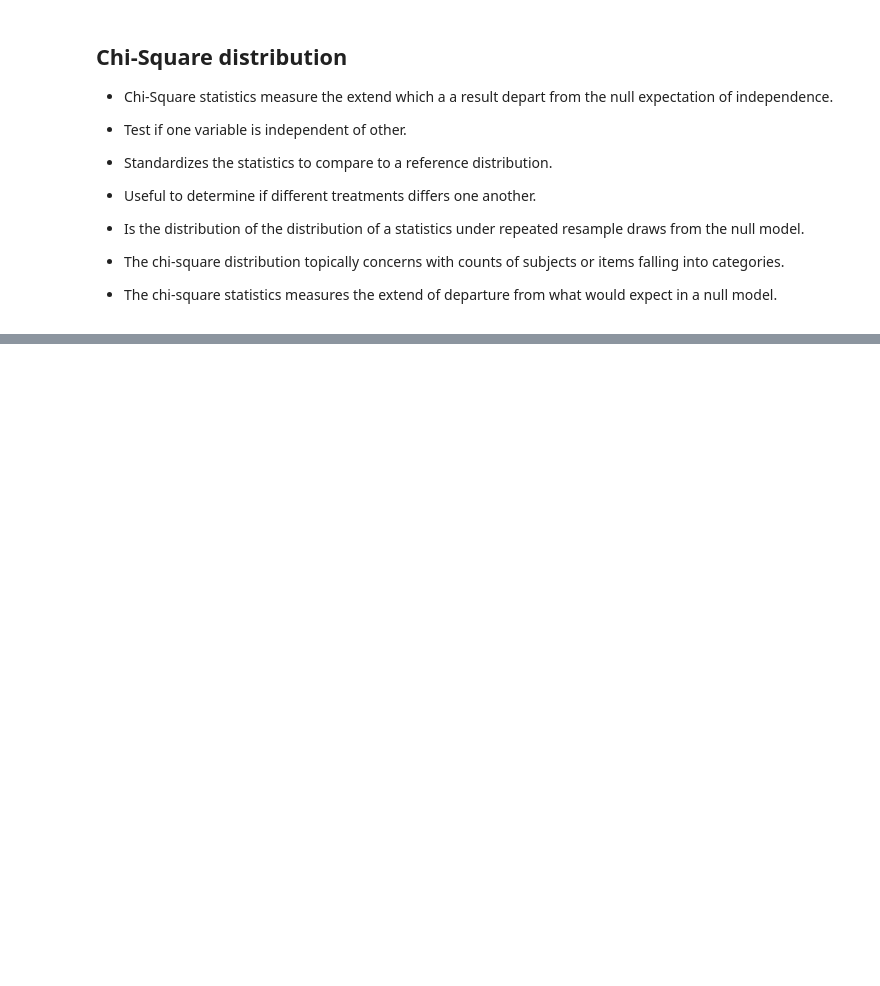
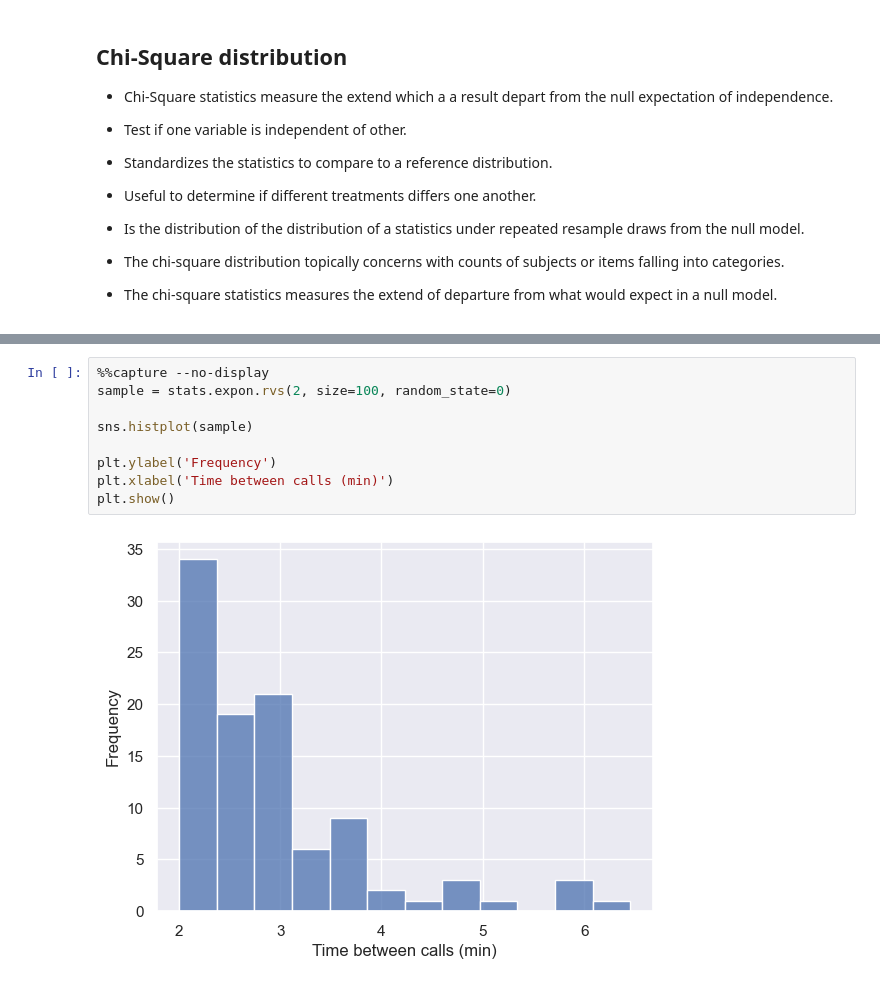
Before and after one commit to alvarodiegomaia/practical-statistics-for-data-scientists, a Jupyter notebook: notebooks/Chapter 2 - Data and Sampling Distributions.ipynb, the cells around one changed output, grey strips where cells are left out. Drawn from its saved outputs; the diff is of its cells as text; blank space fills up the shorter version.

```diff
--- a/notebooks/Chapter 2 - Data and Sampling Distributions.ipynb
+++ b/notebooks/Chapter 2 - Data and Sampling Distributions.ipynb
@@ -631,0 +724,11 @@ stats.binom.cdf(2, n=5, p=0.1)
+# %%
+%%capture --no-display
+sample = stats.expon.rvs(2, size=100, random_state=0)
+
+sns.histplot(sample)
+
+plt.ylabel('Frequency')
+plt.xlabel('Time between calls (min)')
+plt.show()
+# %% [output]
+[figure, added]
```
Also changed, not shown: parts of 18 cells of this notebook.
